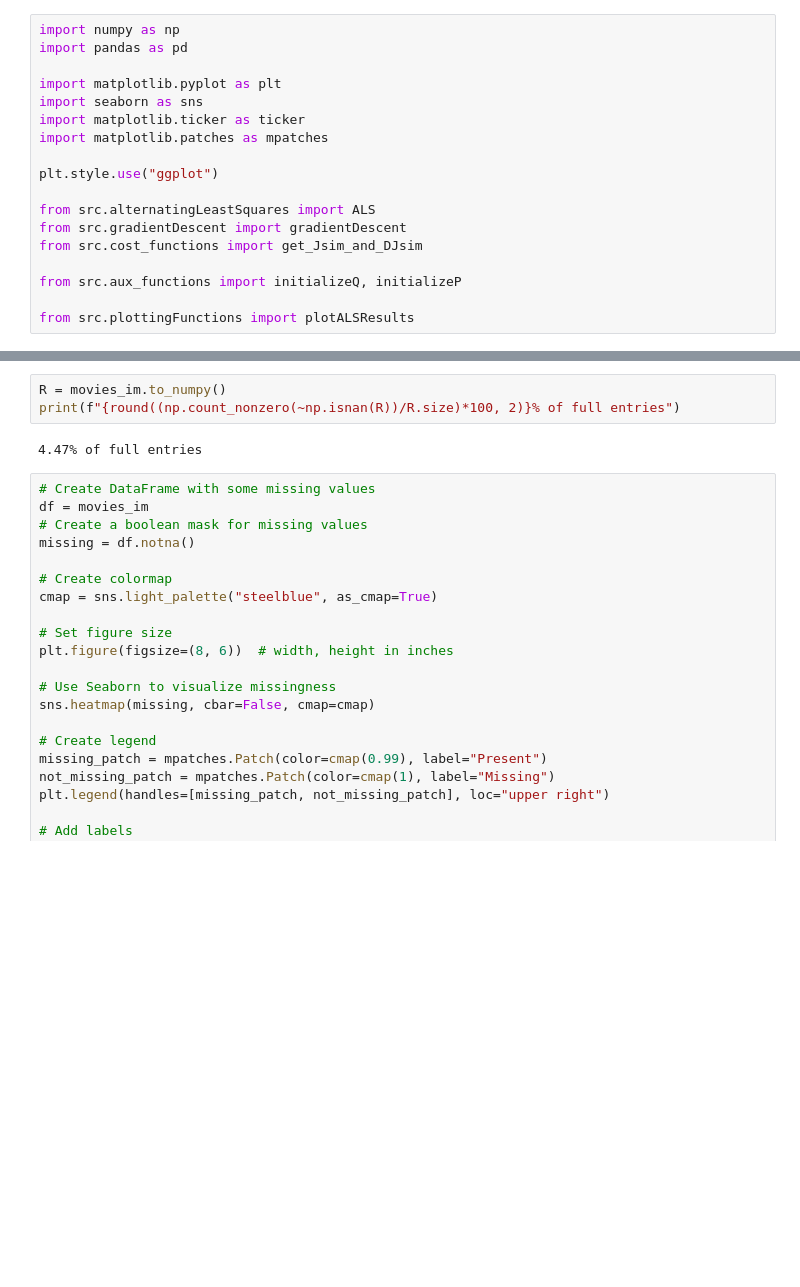
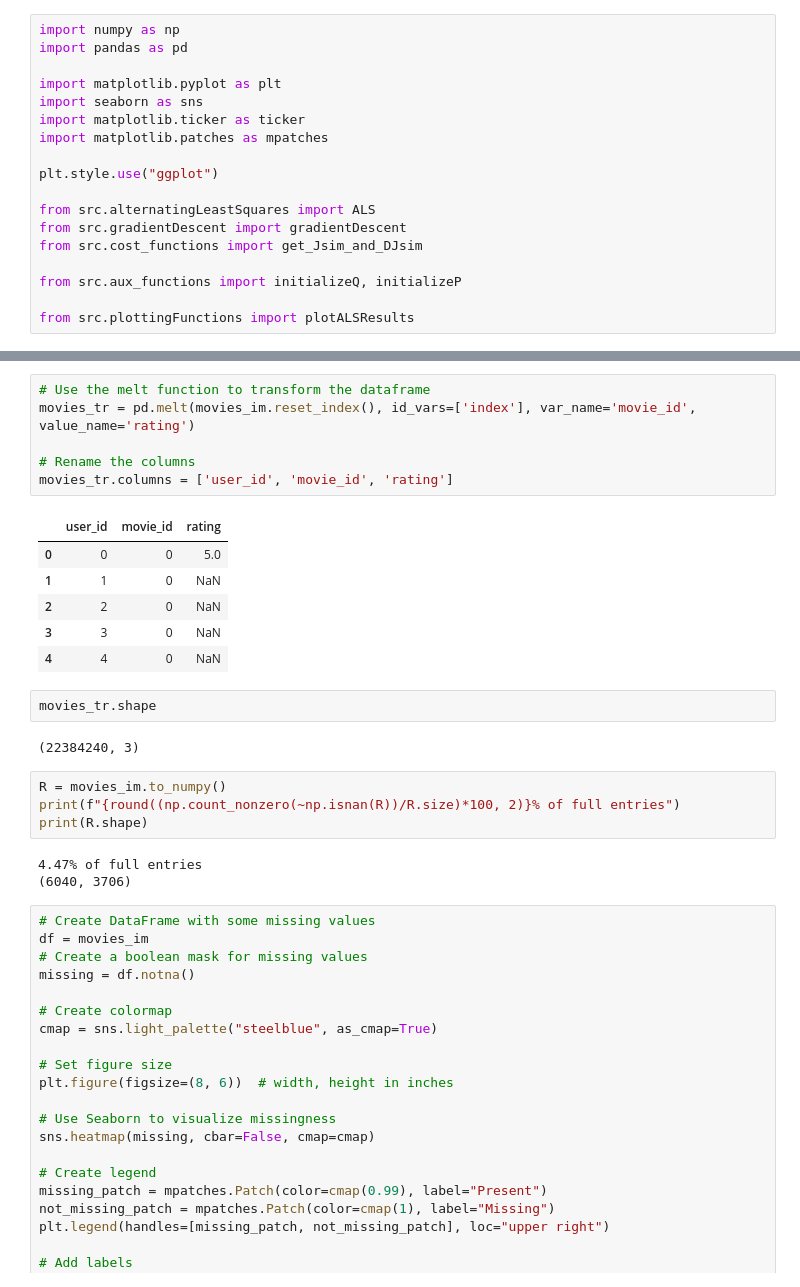
Before and after one commit to MarcoC1796/recommender-systems-thesis, a Jupyter notebook: MovieLens1MRS.ipynb, the cells around one changed output, grey strips where cells are left out. Saved outputs shown, nothing was run; the diff lists cells and outputs as text; blank space fills up the shorter version.

```diff
--- a/MovieLens1MRS.ipynb
+++ b/MovieLens1MRS.ipynb
@@ -85,9 +86,28 @@ movies_im.head()
 5 rows × 3706 columns
+# %%
+# Use the melt function to transform the dataframe
+movies_tr = pd.melt(movies_im.reset_index(), id_vars=['index'], var_name='movie_id', value_name='rating')
+
+# Rename the columns
+movies_tr.columns = ['user_id', 'movie_id', 'rating']
+# %% [output]
+|  | user_id | movie_id | rating |
+| 0 | 0 | 0 | 5.0 |
+| 1 | 1 | 0 | NaN |
+| 2 | 2 | 0 | NaN |
+| 3 | 3 | 0 | NaN |
+| 4 | 4 | 0 | NaN |
+# %%
+movies_tr.shape
+# %% [output]
+(22384240, 3)
 # %%
 R = movies_im.to_numpy()
 print(f"{round((np.count_nonzero(~np.isnan(R))/R.size)*100, 2)}% of full entries")
+print(R.shape)
 # %% [output]
 4.47% of full entries
+(6040, 3706)
 # %%
 # Create DataFrame with some missing values
 df = movies_im
```
Also changed, not shown: parts of 23 cells of this notebook.
